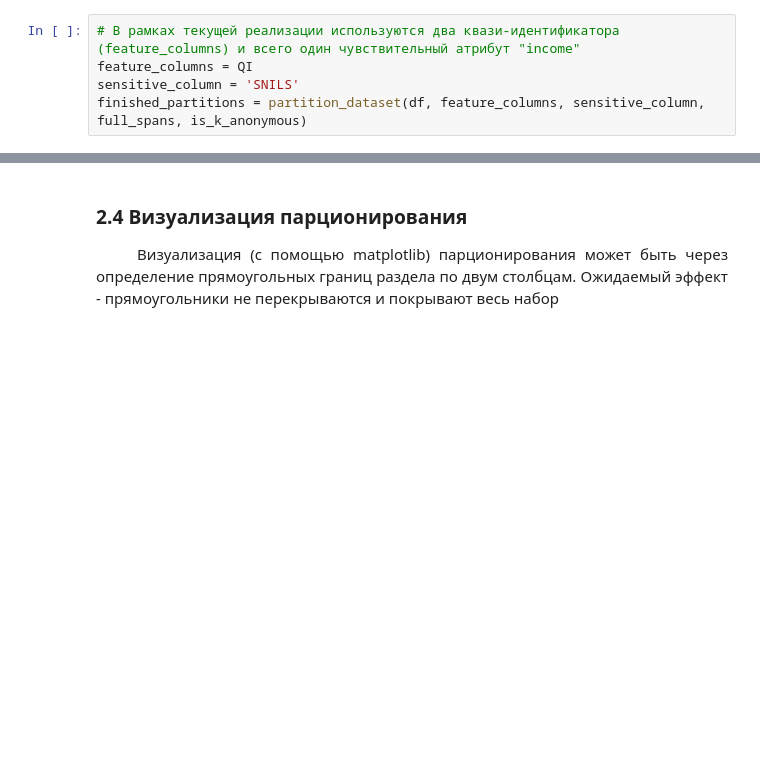
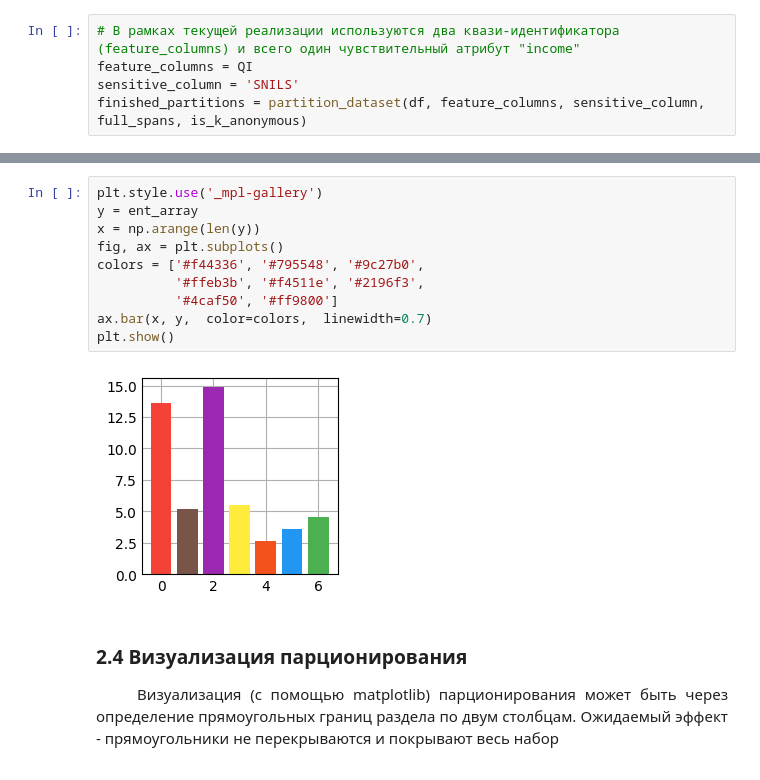
Before and after one commit to bestonly125/anamnezia_data_lake, a Jupyter notebook: data_lake_A2.ipynb, the cells around one changed output, grey strips where cells are left out. Saved outputs shown, nothing was run; the diff lists cells and outputs as text; blank space fills up the shorter version.

```diff
--- a/data_lake_A2.ipynb
+++ b/data_lake_A2.ipynb
@@ -256,3 +284,15 @@ len(finished_partitions)
+# %%
+plt.style.use('_mpl-gallery')
+y = ent_array
+x = np.arange(len(y))
+fig, ax = plt.subplots()
+colors = ['#f44336', '#795548', '#9c27b0',
+          '#ffeb3b', '#f4511e', '#2196f3',
+          '#4caf50', '#ff9800']
+ax.bar(x, y,  color=colors,  linewidth=0.7)
+plt.show()
+# %% [output]
+[figure, added]
 # %% [markdown]
 ### 2.4 Визуализация парционирования
 
```
Also changed, not shown: parts of 9 cells of this notebook, 1 other file.
